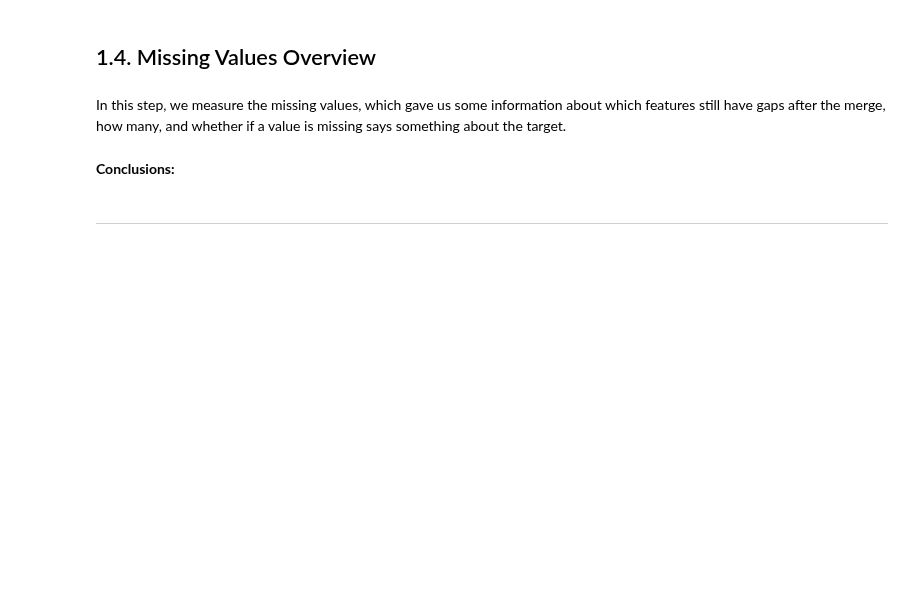
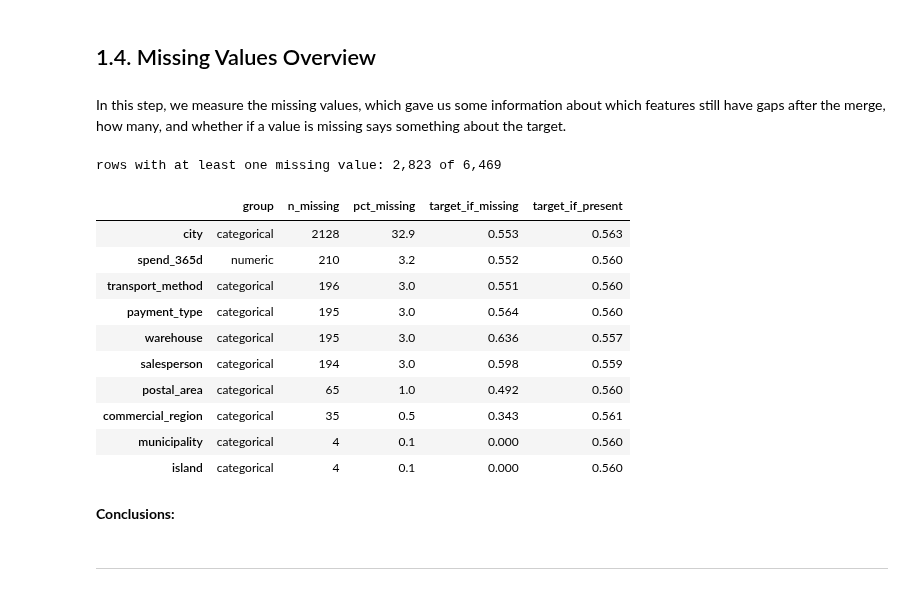
Before and after one commit to Diogosousa03/ML_Grupo18, a Jupyter notebook: notebooks/2_Pre-processing/1_Merge&MissingValues.ipynb, the cells around one changed output. Cells and saved outputs as stored; diff of their text form; code cells hidden in the pictures; blank space fills up the shorter version.

Commit message:
missing values comparison and selection

```diff
--- a/notebooks/2_Pre-processing/1_Merge&MissingValues.ipynb
+++ b/notebooks/2_Pre-processing/1_Merge&MissingValues.ipynb
@@ -104,6 +104,33 @@ ________________________________________________________________________________
 ## 1.4. Missing Values Overview
 # %% [markdown]
 In this step, we measure the missing values, which gave us some information about which features still have gaps after the merge, how many, and whether if a value is missing says something about the target.
+# %%
+# Which features still have missing values, and in which group
+missing = features.isna().sum()
+overview = pd.DataFrame({
+    "group": ["numeric" if c in numeric else "categorical" for c in features.columns],
+    "n_missing": missing,
+    "pct_missing": (missing / len(features) * 100).round(1),
+    # Repeat rate among rows where the value is missing, against rows where it is present
+    "target_if_missing": [identifier[features[c].isna()].mean() for c in features.columns],
+    "target_if_present": [identifier[features[c].notna()].mean() for c in features.columns],
+}).query("n_missing > 0").sort_values("n_missing", ascending=False).round(3)
+
+print(f"rows with at least one missing value: {features.isna().any(axis=1).sum():,} of {len(features):,}")
+overview
+# %% [output]
+rows with at least one missing value: 2,823 of 6,469
+|  | group | n_missing | pct_missing | target_if_missing | target_if_present |
+| city | categorical | 2128 | 32.9 | 0.553 | 0.563 |
+| spend_365d | numeric | 210 | 3.2 | 0.552 | 0.560 |
+| transport_method | categorical | 196 | 3.0 | 0.551 | 0.560 |
+| payment_type | categorical | 195 | 3.0 | 0.564 | 0.560 |
+| warehouse | categorical | 195 | 3.0 | 0.636 | 0.557 |
+| salesperson | categorical | 194 | 3.0 | 0.598 | 0.559 |
+| postal_area | categorical | 65 | 1.0 | 0.492 | 0.560 |
+| commercial_region | categorical | 35 | 0.5 | 0.343 | 0.561 |
+| municipality | categorical | 4 | 0.1 | 0.000 | 0.560 |
+| island | categorical | 4 | 0.1 | 0.000 | 0.560 |
 # %% [markdown]
 **Conclusions:**
 # %% [markdown]
```
Also changed, not shown: parts of 27 cells of this notebook.
